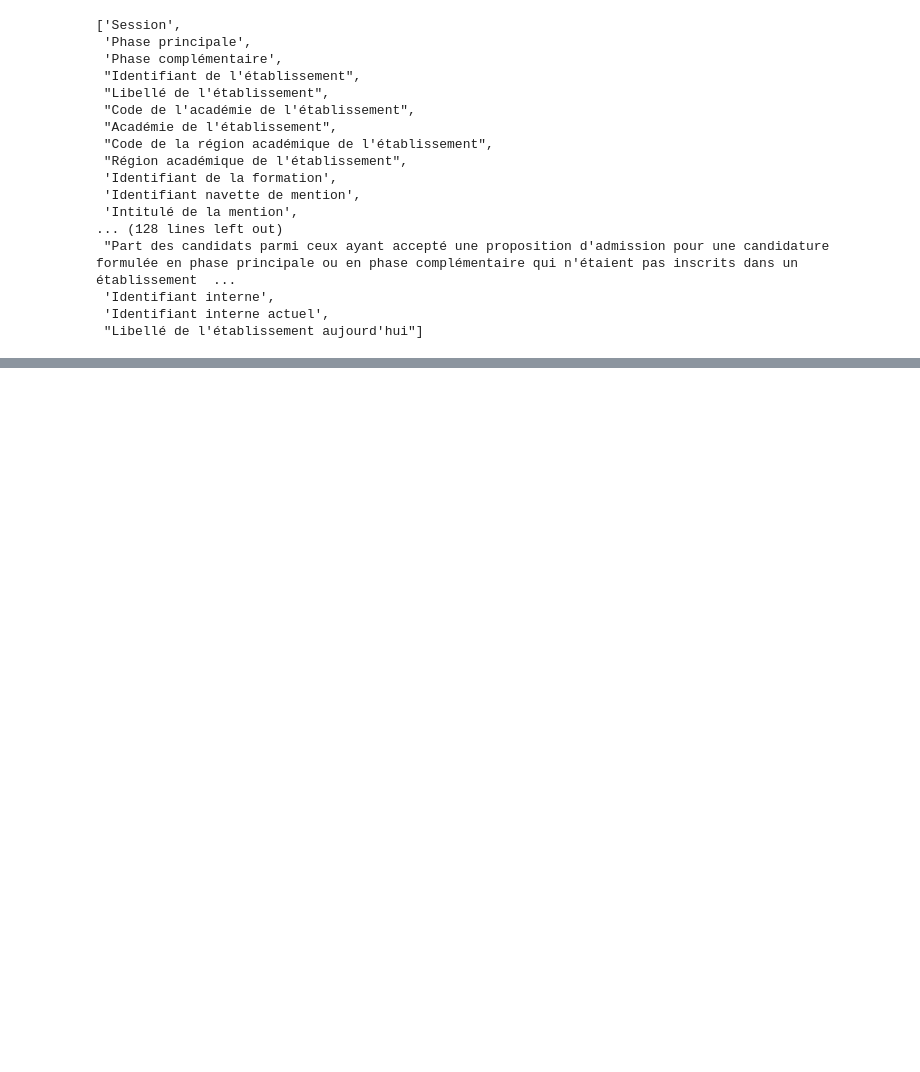
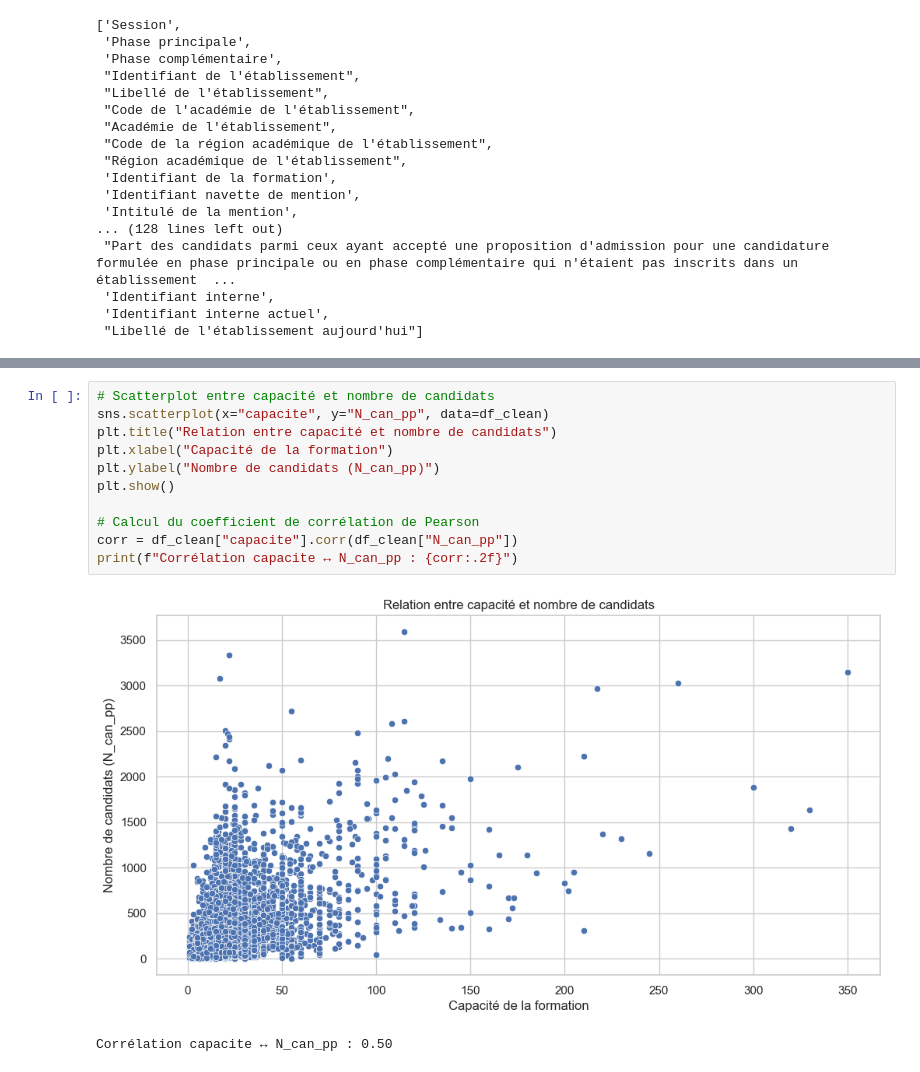
Before and after one commit to layalelzein/MonMaster2024, a Jupyter notebook: monmaster_eda.ipynb, the cells around one changed output, grey strips where cells are left out. Drawn from its saved outputs; the diff is of its cells as text; blank space fills up the shorter version.

```diff
--- a/monmaster_eda.ipynb
+++ b/monmaster_eda.ipynb
@@ -47,0 +169,14 @@ memory usage: 8.9+ MB
+# %%
+# Scatterplot entre capacité et nombre de candidats
+sns.scatterplot(x="capacite", y="N_can_pp", data=df_clean)
+plt.title("Relation entre capacité et nombre de candidats")
+plt.xlabel("Capacité de la formation")
+plt.ylabel("Nombre de candidats (N_can_pp)")
+plt.show()
+
+# Calcul du coefficient de corrélation de Pearson
+corr = df_clean["capacite"].corr(df_clean["N_can_pp"])
+print(f"Corrélation capacite ↔ N_can_pp : {corr:.2f}")
+# %% [output]
+[figure, added]
+Corrélation capacite ↔ N_can_pp : 0.50
```
Also changed, not shown: parts of 24 cells of this notebook.
